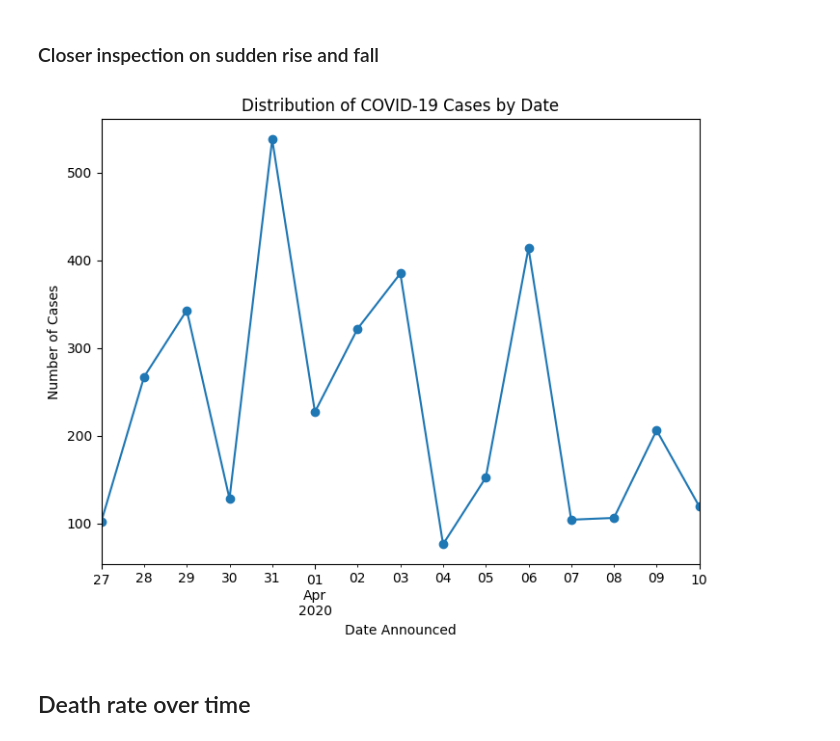
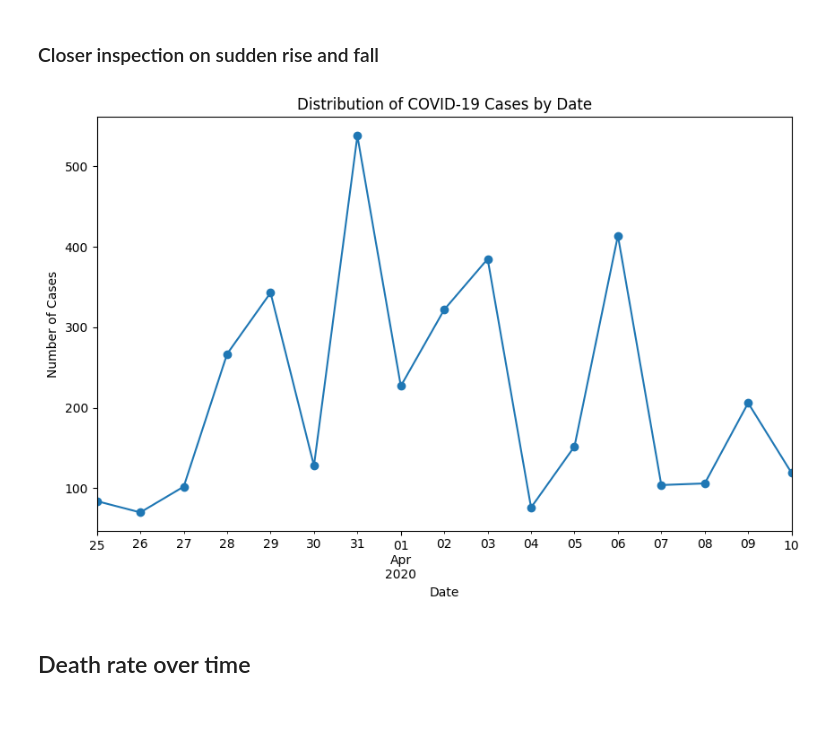
Before and after one commit to Ashvalano/covid_data_analysis, a Jupyter notebook: covid analysis.ipynb, the cells around one changed output. Drawn from its saved outputs; the diff is of its cells as text; code cells hidden in the pictures; blank space fills up the shorter version.

```diff
--- a/covid analysis.ipynb
+++ b/covid analysis.ipynb
@@ -250,31 +236,31 @@ Length: 74, dtype: int64
 # %% [markdown]
 ### Closer inspection on sudden rise and fall
 # %%
-start_date = '2020-03-27'
+start_date = '2020-03-25'
 end_date = '2020-04-10'
 filtered_data = covidData.loc[(covidData['date_announced'] >= start_date)
                               & (covidData['date_announced'] <= end_date)]
 
 
 cases_by_date_filtered = filtered_data.groupby('date_announced').size()
 
-plt.figure(figsize = (8,6))
+plt.figure(figsize = (10,6))
 
 # Plot the line chart
 cases_by_date_filtered.plot(marker = 'o')
 
 # Set the labels and title
-plt.xlabel('Date Announced')
+plt.xlabel('Date')
 plt.ylabel('Number of Cases')
 plt.title('Distribution of COVID-19 Cases by Date')
 
 
 plt.show()
 
 # filtered_data.head(20)
 # filtered_data.info()
 # %% [output]
-[figure, old version]
+[figure, new version]
 # %% [markdown]
 ## Death rate over time
 # %%
```
Also changed, not shown: parts of 2 cells of this notebook.
